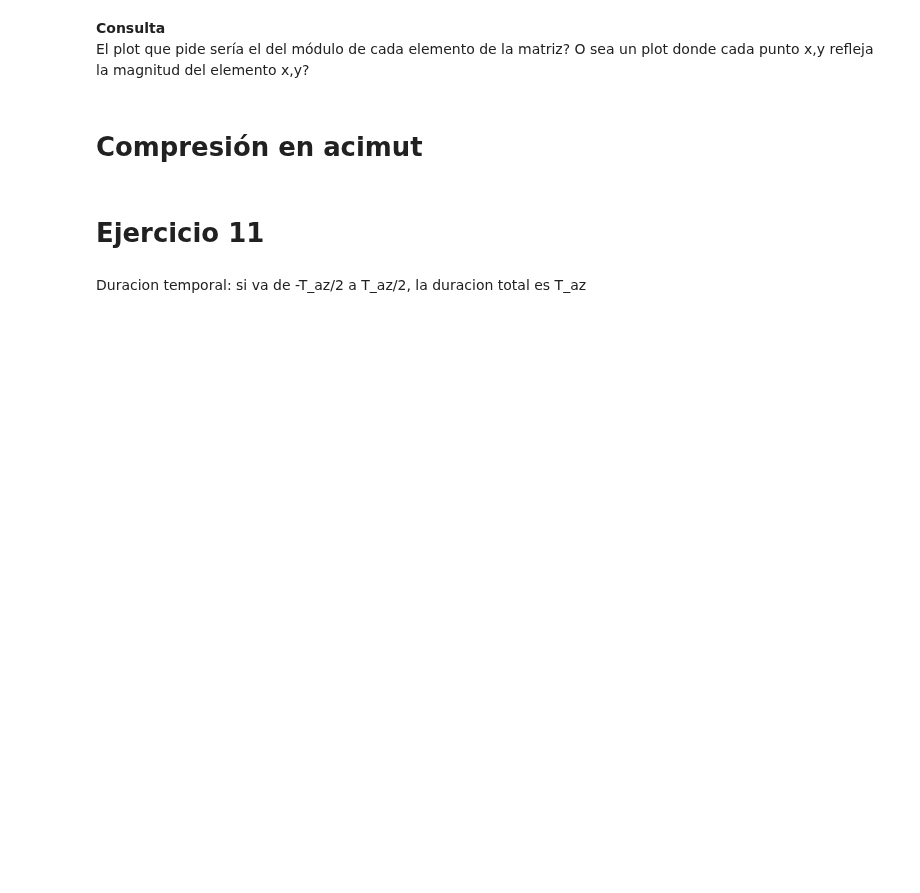
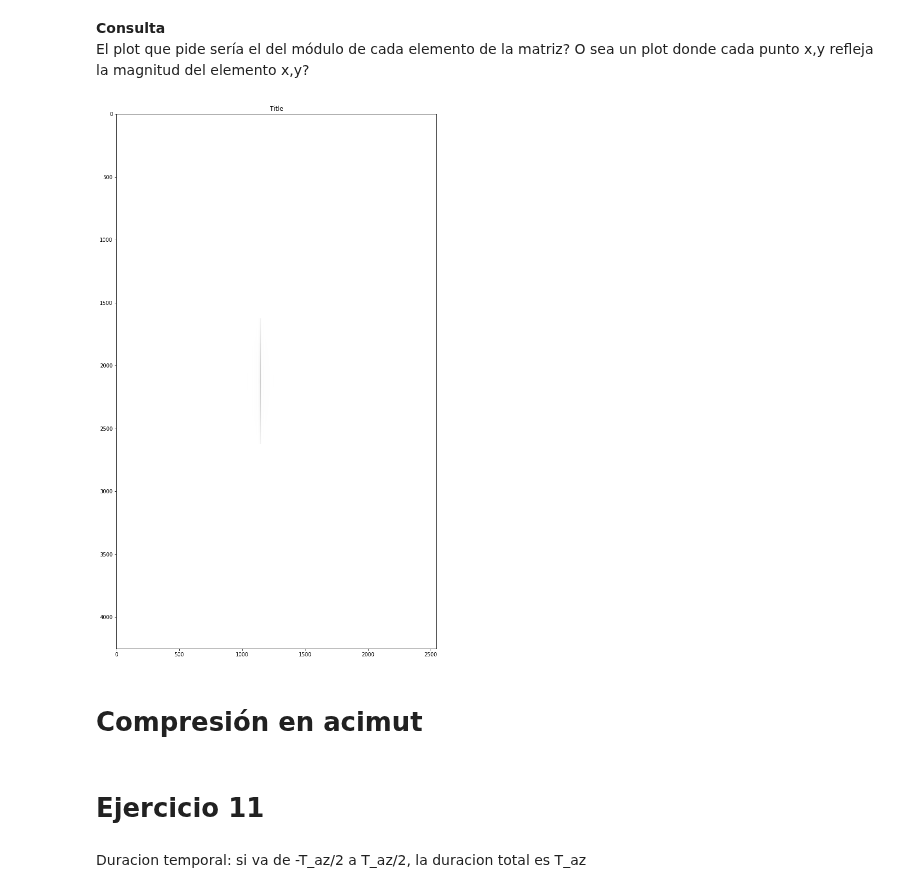
Before and after one commit to rozanecm/6674_tpFinal, a Jupyter notebook: notebooks/Ejercicios.ipynb, the cells around one changed output. Cells and saved outputs as stored; diff of their text form; code cells hidden in the pictures; blank space fills up the shorter version.

```diff
--- a/notebooks/Ejercicios.ipynb
+++ b/notebooks/Ejercicios.ipynb
@@ -524,5 +524,6 @@ print(signal.correlate(sarat_sint[0], my_chirp[1], method='fft').shape)
 compressed = []
 for i in range(sarat_sint.shape[0]):
     row = sarat_sint[i]
-    compressed_row = signal.correlate(row, my_chirp[1], method='fft', mode='same')
+    compressed_row = signal.correlate(row, my_chirp[1], method='fft')
+#     compressed_row = signal.correlate(row, my_chirp[1], method='fft', mode='same')
     compressed.append(compressed_row)
@@ -533,5 +540,19 @@ compressed[0].shape
 # %% [markdown]
 **Consulta**<br>El plot que pide sería el del módulo de cada elemento de la matriz? O sea un plot donde cada punto x,y refleja la magnitud del elemento x,y?
+# %%
+my_img = abs(np.asarray(compressed))
+
+plt.figure(figsize=(19,19))
+plt.imshow(my_img, cmap='gray_r', vmin=my_img.min(), vmax=my_img.max())
+# plt.pcolormesh(t*1e6, f*1e-6, Sxx)
+plt.title('Title')
+# plt.ylabel('Frequency [MHz]')
+# plt.xlabel('Time [micro sec]')
+
+# plt.savefig('../res/03 - espectrograma_no_nyq.png')
+plt.show();
+# %% [output]
+[figure, added]
 # %% [markdown]
 # Compresión en acimut
 # %% [markdown]
```
Also changed, not shown: parts of 4 cells of this notebook.
